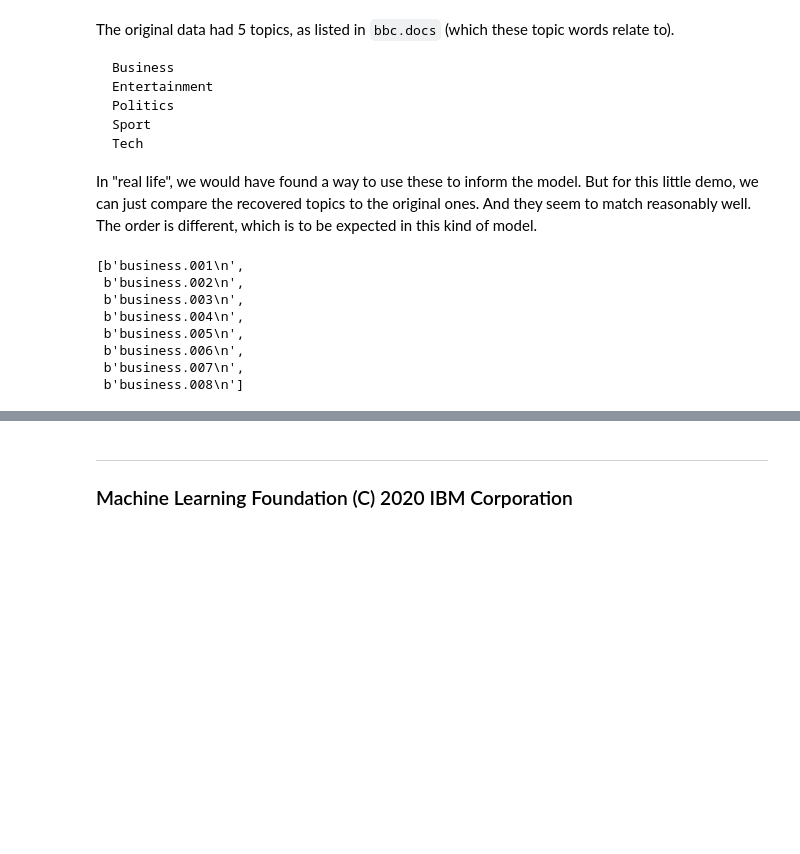
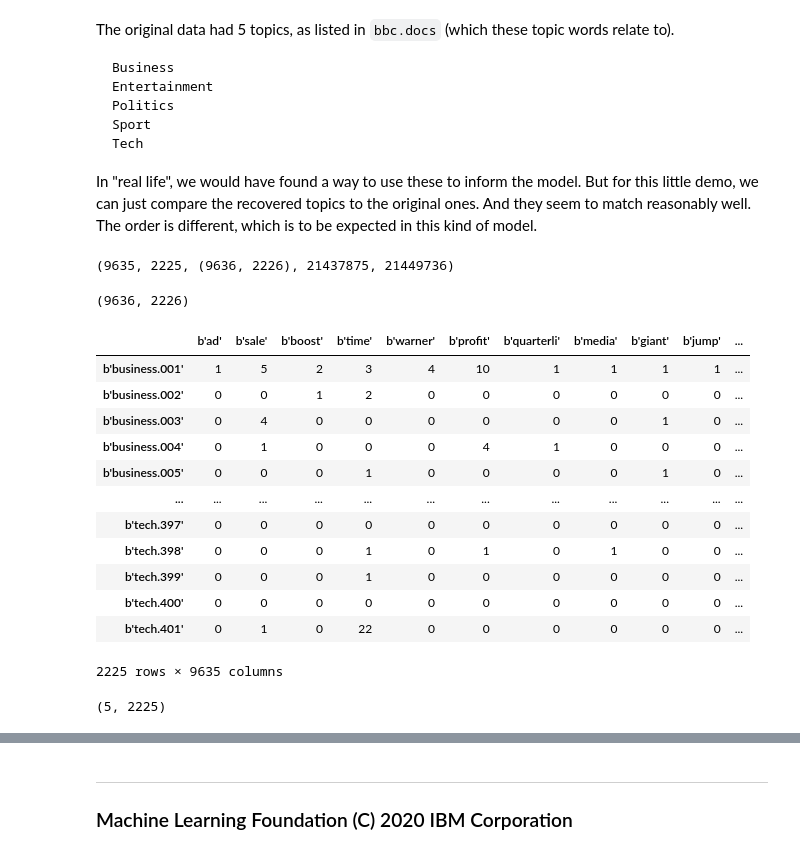
Before and after one commit to tycoi2005/202308_machine_learning_ibm_coursera, a Jupyter notebook: 004ibm-unsupervised-machine-learning/04e_DEMO_nmf.ipynb, the cells around one changed output, grey strips where cells are left out. Drawn from its saved outputs; the diff is of its cells as text; code cells hidden in the pictures; blank space fills up the shorter version.

````diff
--- a/004ibm-unsupervised-machine-learning/04e_DEMO_nmf.ipynb
+++ b/004ibm-unsupervised-machine-learning/04e_DEMO_nmf.ipynb
@@ -62,10 +66,10 @@ We will use the [coo matrix](https://docs.scipy.org/doc/scipy/reference/generate
 # %%
 import numpy as np
 from scipy.sparse import coo_matrix
-rows = [x[0] for x in sparsemat]
-cols = [x[1] for x in sparsemat]
+rows = [x[0]-1 for x in sparsemat]
+cols = [x[1]-1 for x in sparsemat]
 values = [x[2] for x in sparsemat]
-coo = coo_matrix((values, (rows, cols)))
+coo = coo_matrix((values, (cols, rows)))
 # %%
 coo
 # %% [output]
@@ -79,0 +128,4 @@ Check out [the NMF documentation](http://scikit-learn.org/stable/modules/generat
+# %%
+
+docs = [c.split()[0] for c in doc_content]
+docs
@@ -155,17 +219,42 @@ Tech
 ```
 
 In "real life", we would have found a way to use these to inform the model. But for this little demo, we can just compare the recovered topics to the original ones. And they seem to match reasonably well. The order is different, which is to be expected in this kind of model.
-# %%
-with urllib.request.urlopen('https://cf-courses-data.s3.us.cloud-object-storage.appdomain.cloud/IBM-ML0187EN-SkillsNetwork/labs/module%203/data/bbc.docs') as r:
-    doc_content = r.readlines()
-
-doc_content[:8]
-# %% [output]
-[b'business.001\n',
- b'business.002\n',
- b'business.003\n',
- b'business.004\n',
- b'business.005\n',
- b'business.006\n',
- b'business.007\n',
- b'business.008\n']
+# %%
+len(words), len(docs), coo.shape, len(words) * len(docs), coo.shape[0]*coo.shape[1]
+# %% [output]
+(9635, 2225, (9636, 2226), 21437875, 21449736)
+# %%
+arr = coo.toarray()
+len(arr), len(arr[0])
+# %% [output]
+(9636, 2226)
+# %%
+import pandas as pd
+
+df = pd.DataFrame(coo.toarray(), columns=words, index=docs)
+
+df
+# %% [output]
+|  | b'ad' | b'sale' | b'boost' | b'time' | b'warner' | b'profit' | b'quarterli' | b'media' | b'giant' | b'jump' | ... |
+| b'business.001' | 1 | 5 | 2 | 3 | 4 | 10 | 1 | 1 | 1 | 1 | ... |
+| b'business.002' | 0 | 0 | 1 | 2 | 0 | 0 | 0 | 0 | 0 | 0 | ... |
+| b'business.003' | 0 | 4 | 0 | 0 | 0 | 0 | 0 | 0 | 1 | 0 | ... |
+| b'business.004' | 0 | 1 | 0 | 0 | 0 | 4 | 1 | 0 | 0 | 0 | ... |
+| b'business.005' | 0 | 0 | 0 | 1 | 0 | 0 | 0 | 0 | 1 | 0 | ... |
+| ... | ... | ... | ... | ... | ... | ... | ... | ... | ... | ... | ... |
+| b'tech.397' | 0 | 0 | 0 | 0 | 0 | 0 | 0 | 0 | 0 | 0 | ... |
+| b'tech.398' | 0 | 0 | 0 | 1 | 0 | 1 | 0 | 1 | 0 | 0 | ... |
+| b'tech.399' | 0 | 0 | 0 | 1 | 0 | 0 | 0 | 0 | 0 | 0 | ... |
+| b'tech.400' | 0 | 0 | 0 | 0 | 0 | 0 | 0 | 0 | 0 | 0 | ... |
+| b'tech.401' | 0 | 1 | 0 | 22 | 0 | 0 | 0 | 0 | 0 | 0 | ... |
+2225 rows × 9635 columns
+# %%
+components_arr = model.components_.round(3)
+newlist = []
+for l in components_arr:
+    newlist.append(np.delete(l, [0]))
+
+arr = np.array(newlist)
+arr.shape
+# %% [output]
+(5, 2225)
````
Also changed, not shown: parts of 12 cells of this notebook.
